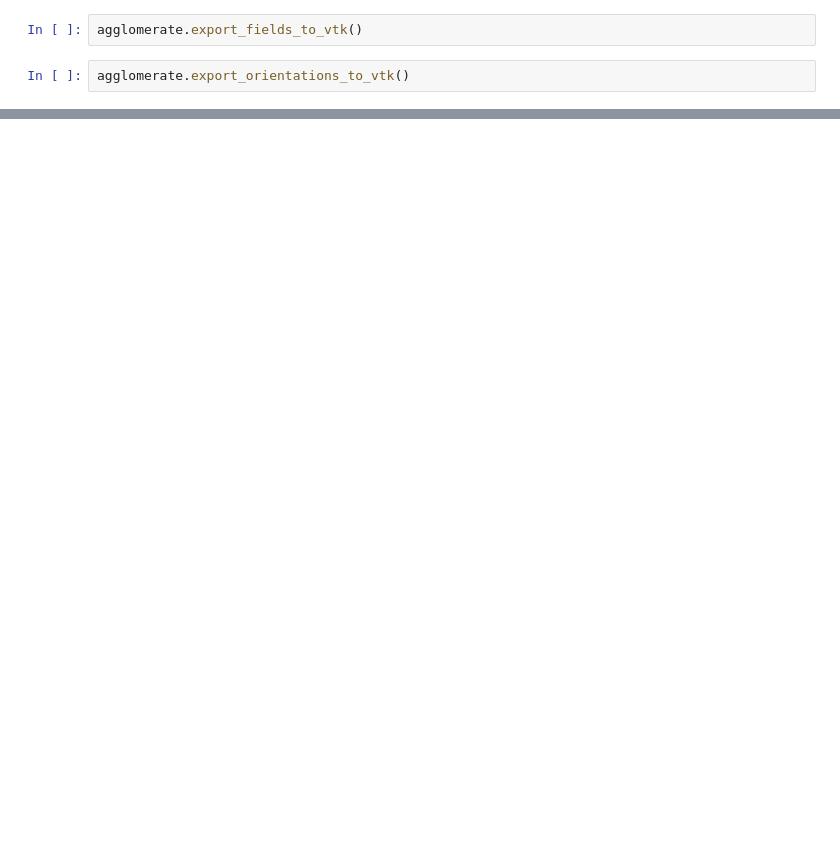
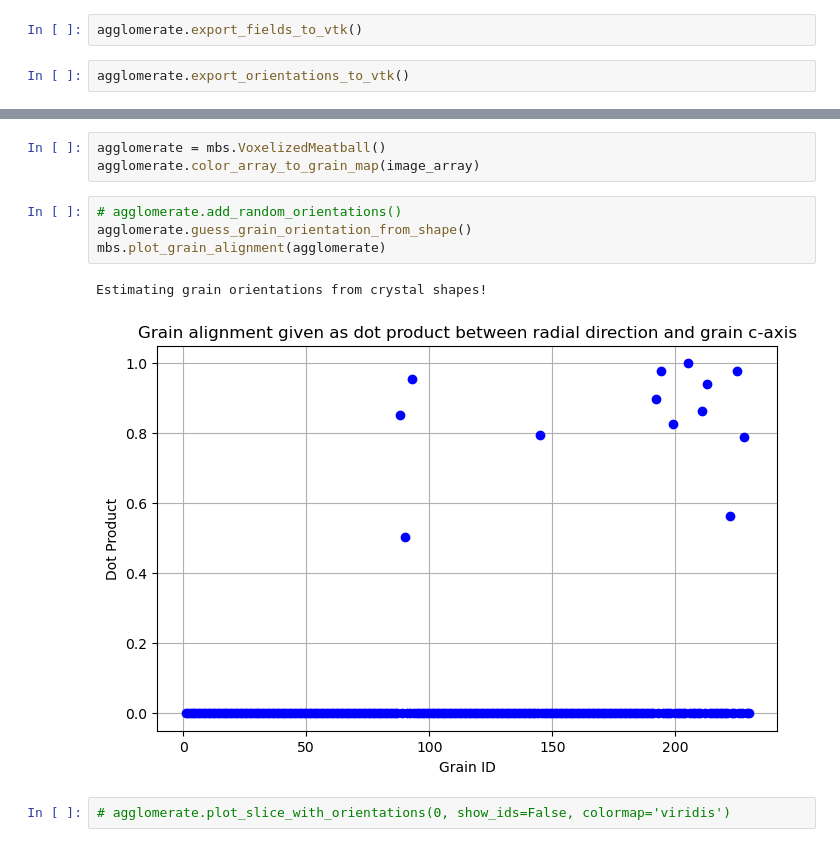
Before and after one commit to daubners/meatballs, a Jupyter notebook: 00-generation-of-NMC-agglomerate.ipynb, the cells around one changed output, grey strips where cells are left out. Cells and saved outputs as stored; diff of their text form; blank space fills up the shorter version.

```diff
--- a/00-generation-of-NMC-agglomerate.ipynb
+++ b/00-generation-of-NMC-agglomerate.ipynb
@@ -119,0 +138,12 @@ agglomerate.plot_field_interactive("concentration", direction='x', colormap='tur
+# %%
+agglomerate = mbs.VoxelizedMeatball()
+agglomerate.color_array_to_grain_map(image_array)
+# %%
+# agglomerate.add_random_orientations()
+agglomerate.guess_grain_orientation_from_shape()
+mbs.plot_grain_alignment(agglomerate)
+# %% [output]
+Estimating grain orientations from crystal shapes!
+[figure, added]
+# %%
+# agglomerate.plot_slice_with_orientations(0, show_ids=False, colormap='viridis')
```
Also changed, not shown: parts of 21 cells of this notebook, 4 other files.
